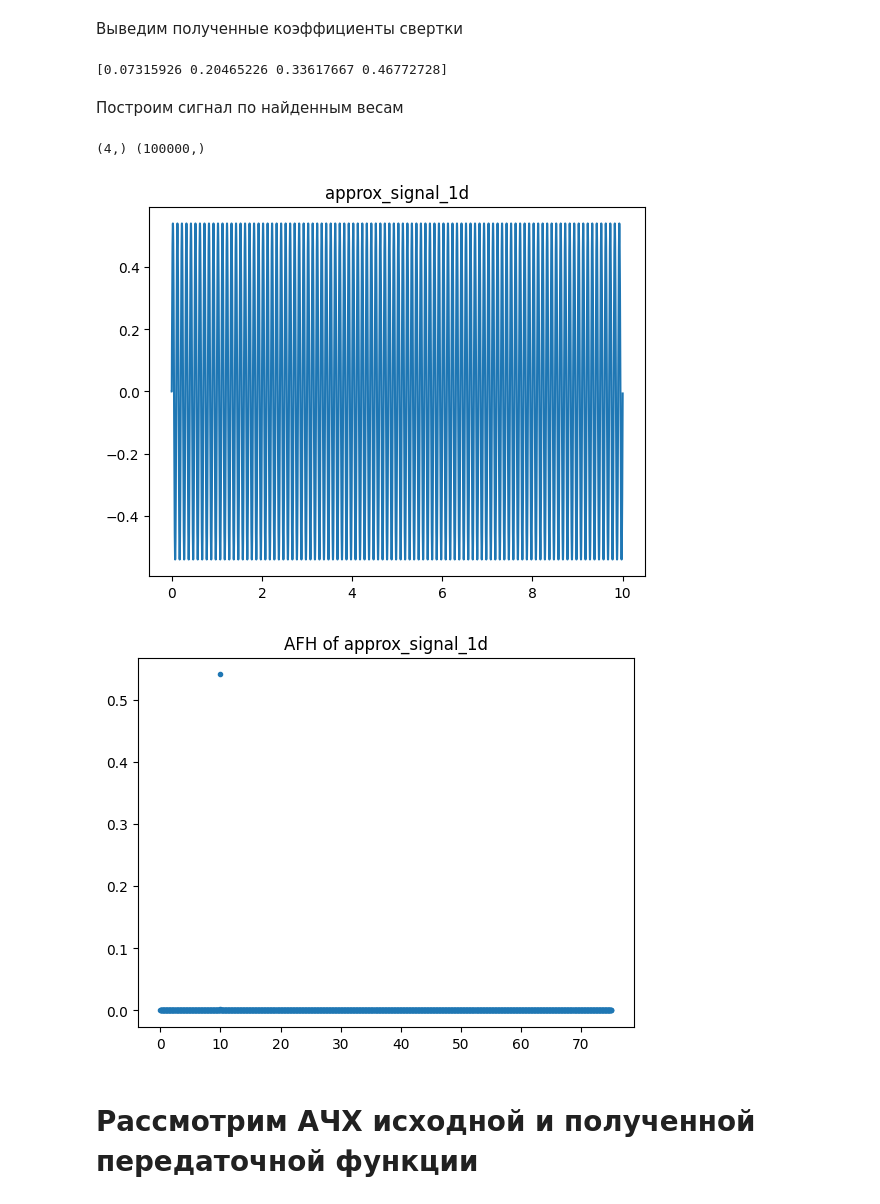
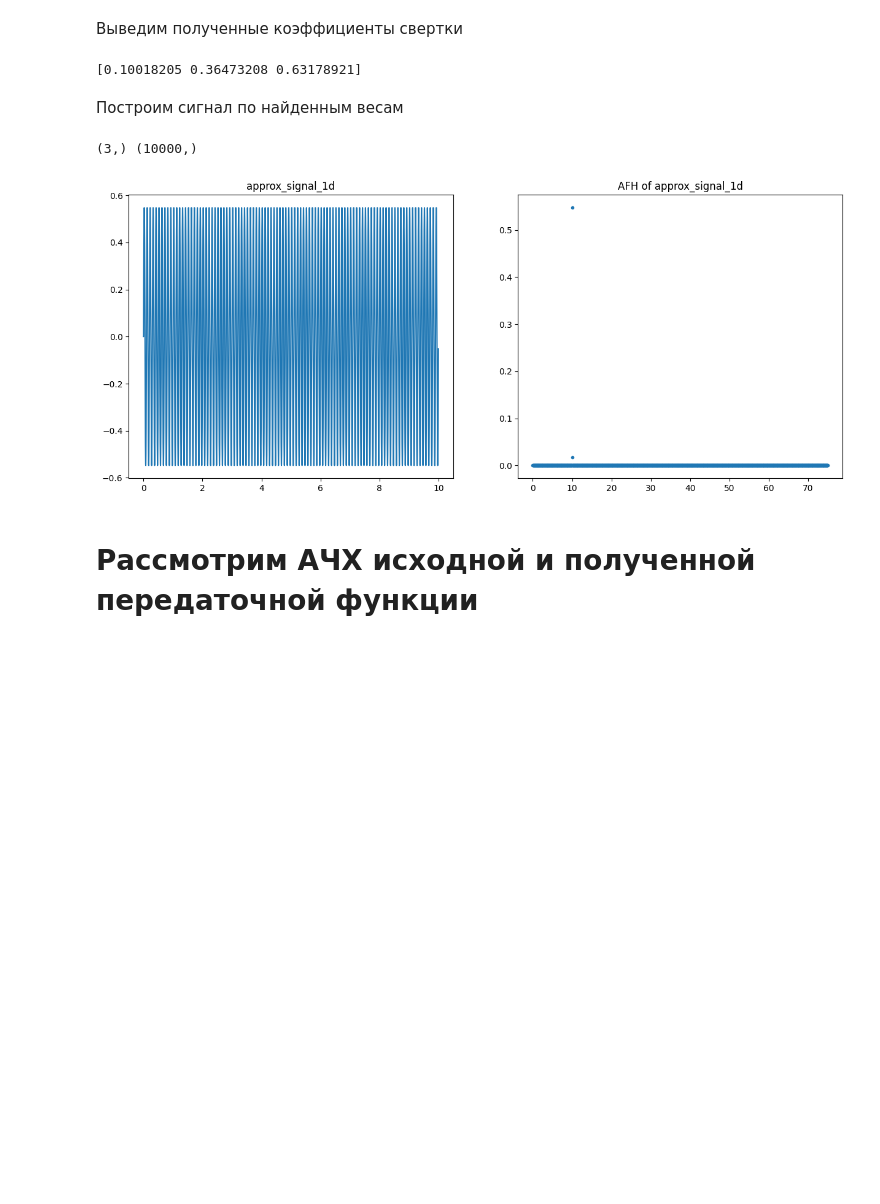
Before and after one commit to dd114/Adaptive-filter-1, a Jupyter notebook: Adaptive-filter-1.ipynb, the cells around one changed output. Saved outputs shown, nothing was run; the diff lists cells and outputs as text; code cells hidden in the pictures; blank space fills up the shorter version.

```diff
--- a/Adaptive-filter-1.ipynb
+++ b/Adaptive-filter-1.ipynb
@@ -134,7 +134,7 @@ plt.show()
 Входной и выходной 1d сигнал на адаптивный фильтр
 # %%
 right_bound = 10
-number_of_point = 100000
+number_of_point = 10000
 # number_of_point = first_input_1d.size
 t = np.linspace(0, right_bound, number_of_point, endpoint=False)
 # %%
@@ -182,36 +186,38 @@ plt.show()
 # %% [markdown]
 Определим длину вектора высовых коэффициентов свертки, которыми мы будем апроксимировать АЧХ исходной системы
 # %%
-number_of_weights = 4
+number_of_weights = 3
 # %% [markdown]
 Выведим полученные коэффициенты свертки
 # %%
-approx_weights_1d = ps.fitting_of_weights(first_input_1d, second_input_1d, number_of_weights, 1, 1)
+approx_weights_1d = ps.fitting_of_weights(first_input_1d, second_input_1d, number_of_weights, 0.9, 1)
 print(approx_weights_1d)
 # %% [output]
-[0.07315926 0.20465226 0.33617667 0.46772728]
+[0.10018205 0.36473208 0.63178921]
 # %% [markdown]
 Построим сигнал по найденным весам
 # %%
 approx_signal_1d = ps.processing_of_signal(first_input_1d, approx_weights_1d)
 # %% [output]
-(4,) (100000,)
+(3,) (10000,)
 # %%
+plt.figure(figsize=(15, 6))
+plt.subplot(1, 2, 1)
 plt.plot(t, approx_signal_1d)
 plt.title("approx_signal_1d")
-plt.show()
+# plt.show()
 
 freq_bound = 1500
 
 x = fftpack.rfftfreq(approx_signal_1d.size, right_bound / number_of_point)
 y = 2 * np.abs(fftpack.rfft(approx_signal_1d)) / approx_signal_1d.size
 
+plt.subplot(1, 2, 2)
 plt.plot(x[:freq_bound], y[:freq_bound], '.')
 plt.title("AFH of approx_signal_1d")
 plt.show()
 # %% [output]
-[figure, old version]
+[figure, new version]
-[figure, removed]
 # %% [markdown]
 # Рассмотрим АЧХ исходной и полученной передаточной функции
 # %%
```
Also changed, not shown: parts of 8 cells of this notebook, 9 other files.
